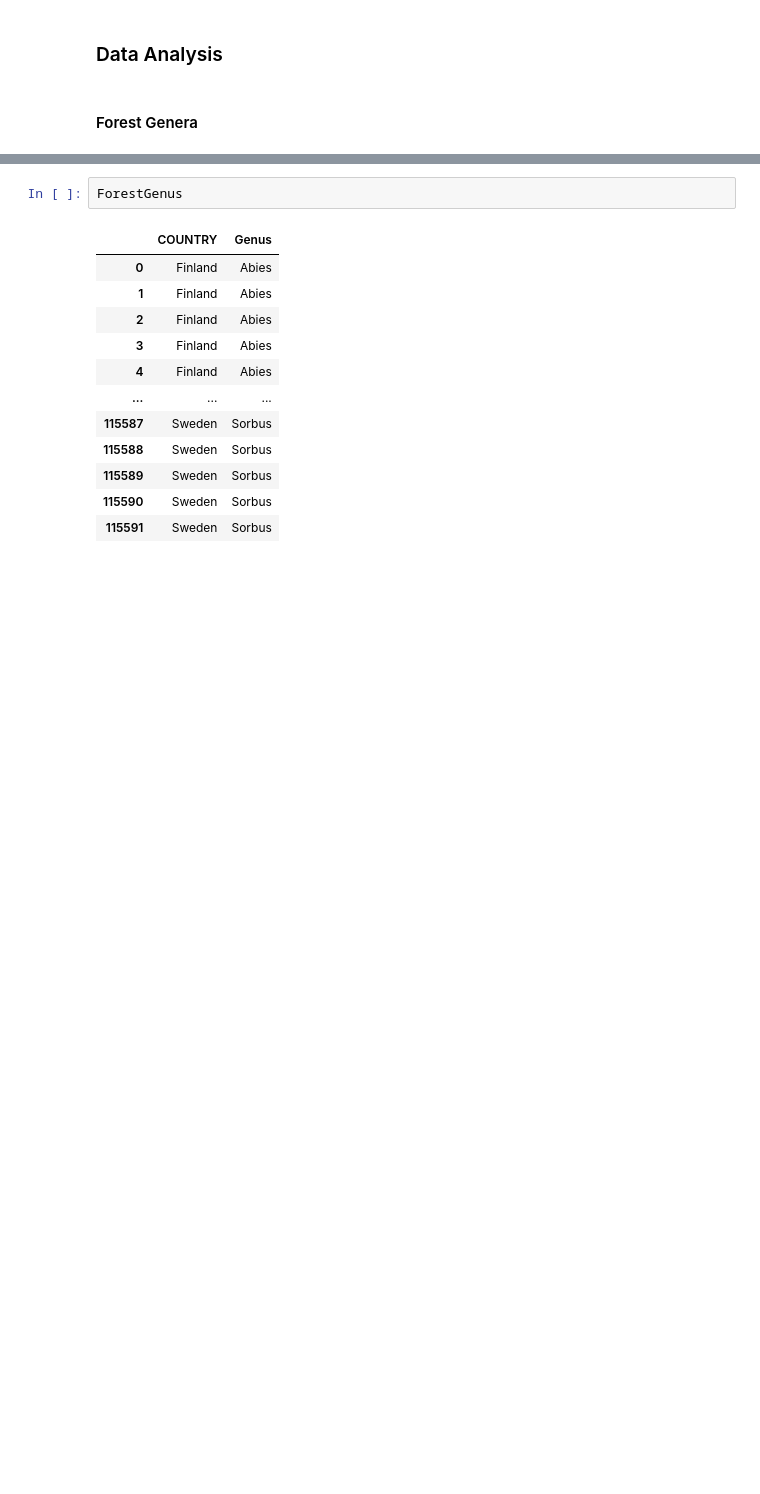
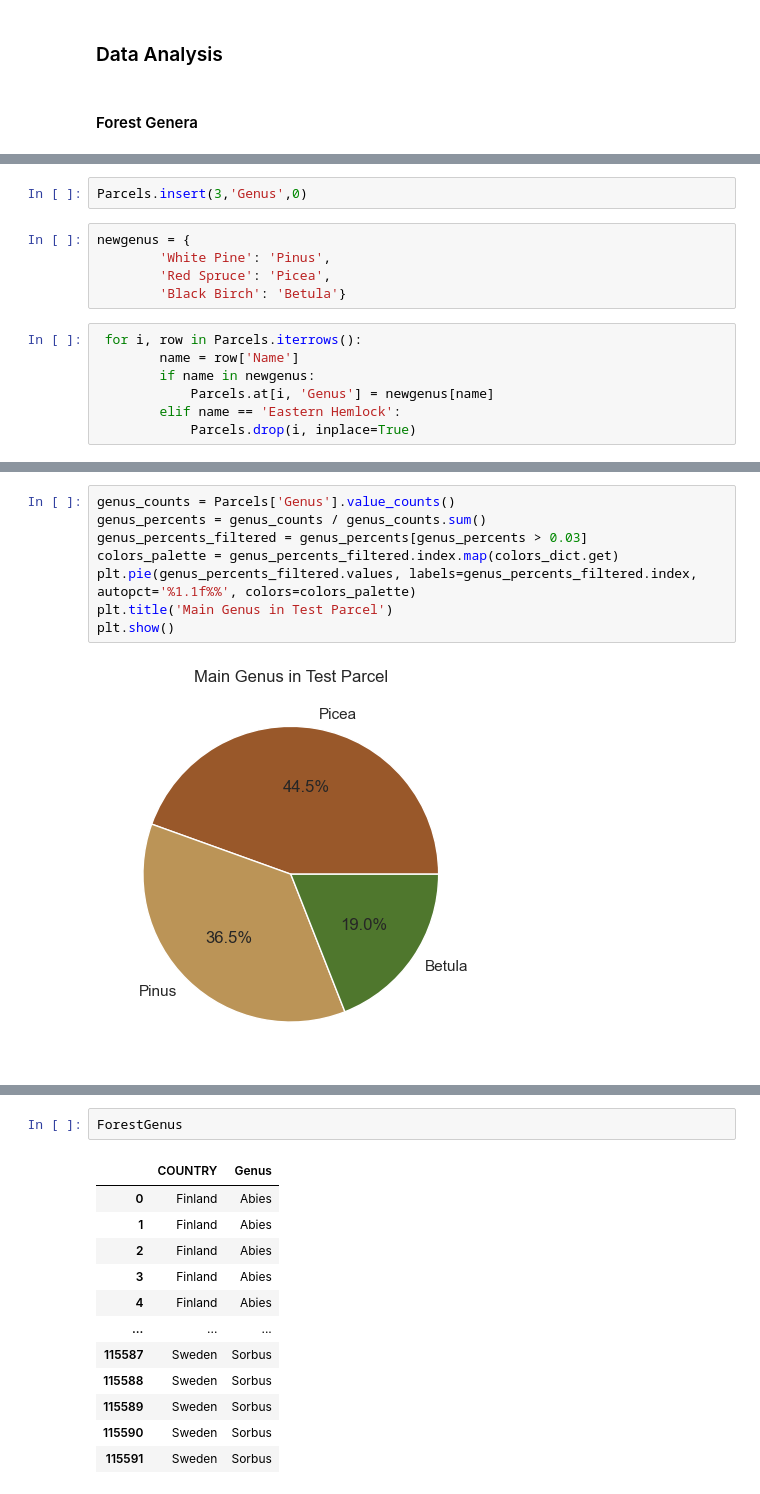
Before and after one commit to ehub-96/Google-DataAnalytics-Capstone, a Jupyter notebook: Data/Clean_Data/Data Analysis.ipynb, the cells around one changed output, grey strips where cells are left out. Cells and saved outputs as stored; diff of their text form; blank space fills up the shorter version.

```diff
--- a/Data/Clean_Data/Data Analysis.ipynb
+++ b/Data/Clean_Data/Data Analysis.ipynb
@@ -104,0 +128,14 @@ TestPlot
+# %%
+Parcels.insert(3,'Genus',0)
+# %%
+newgenus = {
+        'White Pine': 'Pinus',
+        'Red Spruce': 'Picea',
+        'Black Birch': 'Betula'}
+# %%
+ for i, row in Parcels.iterrows():
+        name = row['Name']
+        if name in newgenus:
+            Parcels.at[i, 'Genus'] = newgenus[name]
+        elif name == 'Eastern Hemlock':
+            Parcels.drop(i, inplace=True)
@@ -104,0 +176,10 @@ TestPlot
+# %%
+genus_counts = Parcels['Genus'].value_counts()
+genus_percents = genus_counts / genus_counts.sum()
+genus_percents_filtered = genus_percents[genus_percents > 0.03]
+colors_palette = genus_percents_filtered.index.map(colors_dict.get)
+plt.pie(genus_percents_filtered.values, labels=genus_percents_filtered.index, autopct='%1.1f%%', colors=colors_palette)
+plt.title('Main Genus in Test Parcel')
+plt.show()
+# %% [output]
+[figure, added]
```
Also changed, not shown: parts of 56 cells of this notebook, 1 other file.
